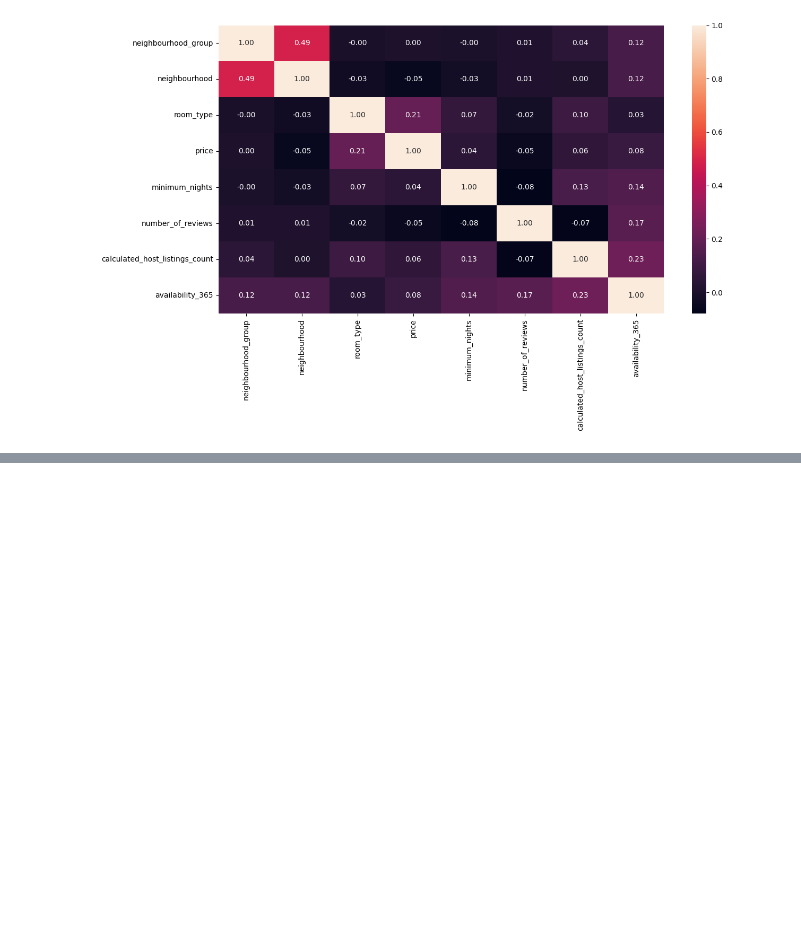
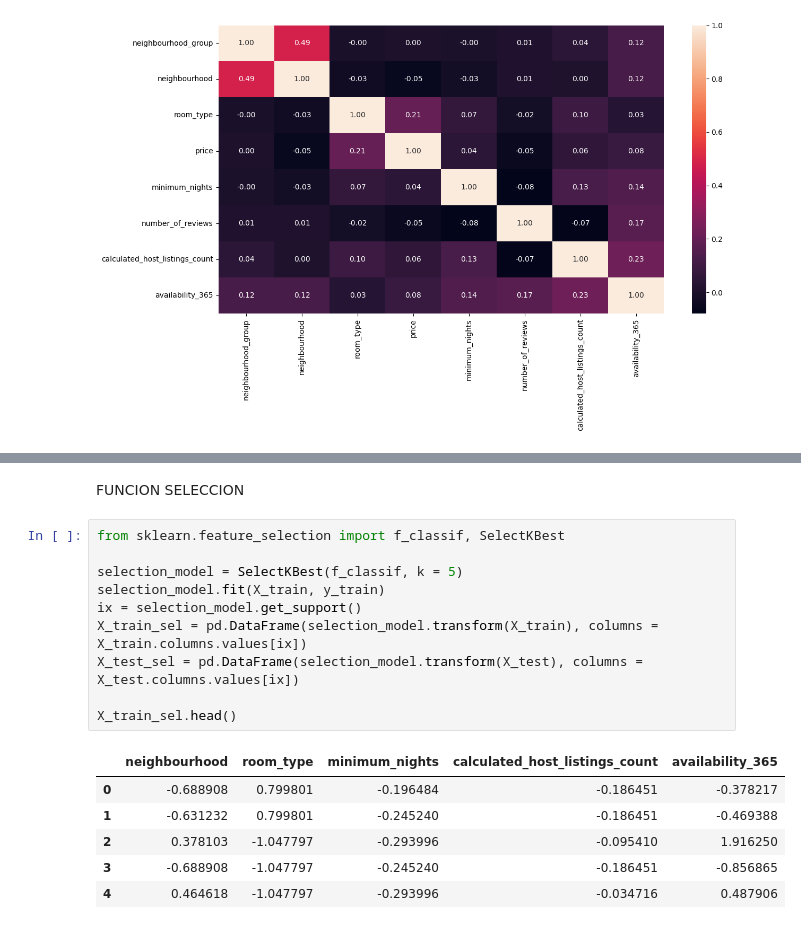
Before and after one commit to Rafaelperezortiz/proyectEDA, a Jupyter notebook: src/explore.ipynb, the cells around one changed output, grey strips where cells are left out. Cells and saved outputs as stored; diff of their text form; blank space fills up the shorter version.

```diff
--- a/src/explore.ipynb
+++ b/src/explore.ipynb
@@ -248,0 +320,19 @@ total_data.describe()
+# %% [markdown]
+FUNCION SELECCION
+# %%
+from sklearn.feature_selection import f_classif, SelectKBest
+
+selection_model = SelectKBest(f_classif, k = 5)
+selection_model.fit(X_train, y_train)
+ix = selection_model.get_support()
+X_train_sel = pd.DataFrame(selection_model.transform(X_train), columns = X_train.columns.values[ix])
+X_test_sel = pd.DataFrame(selection_model.transform(X_test), columns = X_test.columns.values[ix])
+
+X_train_sel.head()
+# %% [output]
+|  | neighbourhood | room_type | minimum_nights | calculated_host_listings_count | availability_365 |
+| 0 | -0.688908 | 0.799801 | -0.196484 | -0.186451 | -0.378217 |
+| 1 | -0.631232 | 0.799801 | -0.245240 | -0.186451 | -0.469388 |
+| 2 | 0.378103 | -1.047797 | -0.293996 | -0.095410 | 1.916250 |
+| 3 | -0.688908 | -1.047797 | -0.245240 | -0.186451 | -0.856865 |
+| 4 | 0.464618 | -1.047797 | -0.293996 | -0.034716 | 0.487906 |
```
Also changed, not shown: parts of 10 cells of this notebook.
